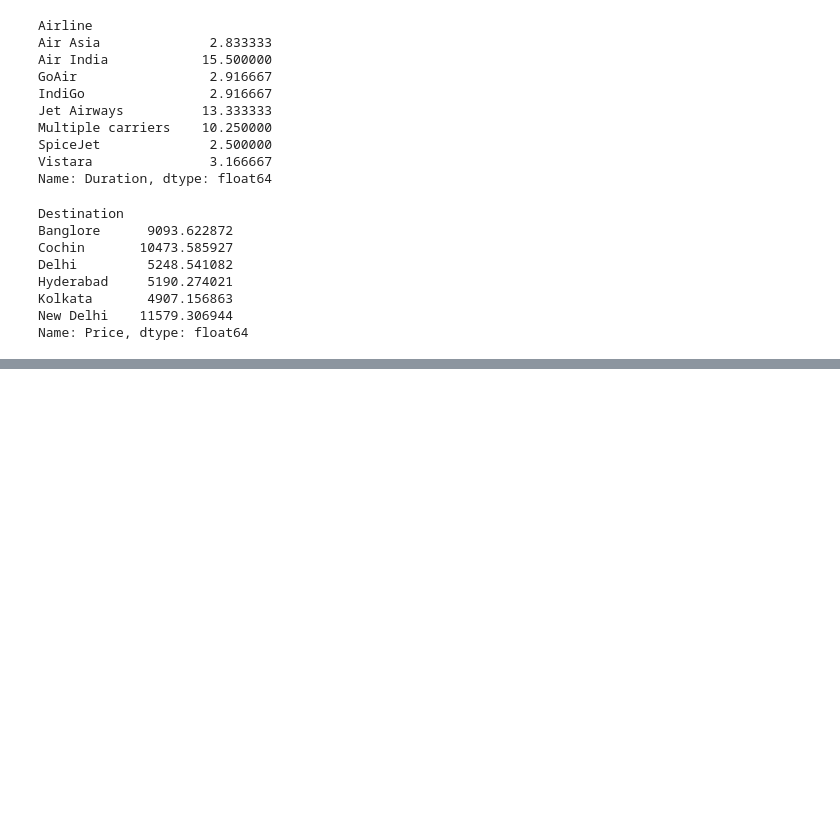
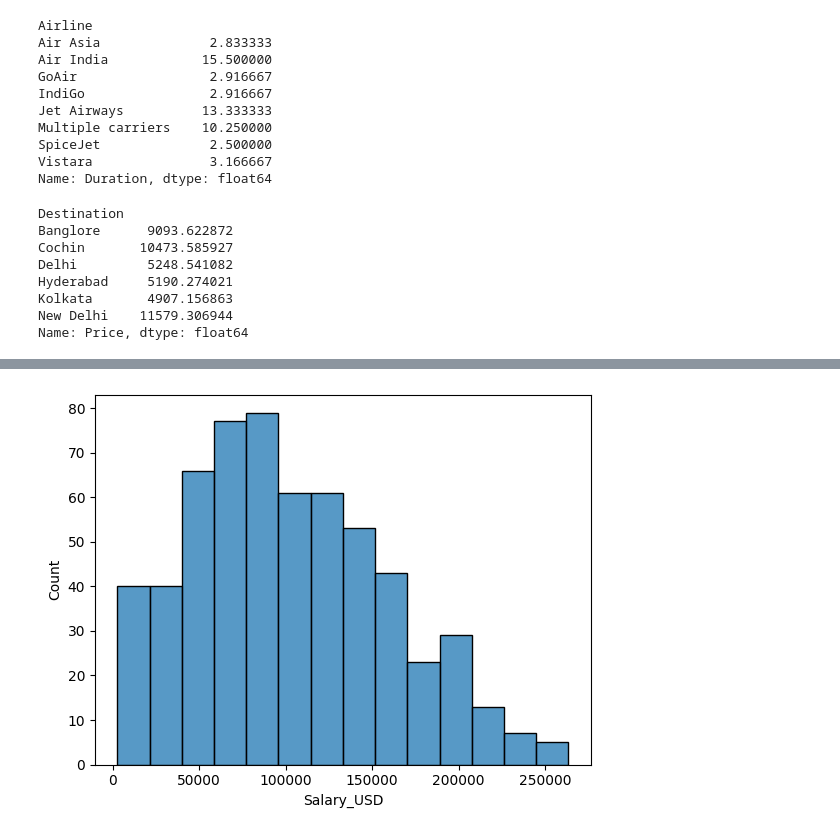
Before and after one commit to abhijeet-bhambere/exploratory_data_analysis, a Jupyter notebook: EDA_In_Python.ipynb, the cells around one changed output, grey strips where cells are left out. Drawn from its saved outputs; the diff is of its cells as text; code cells hidden in the pictures; blank space fills up the shorter version.

```diff
--- a/EDA_In_Python.ipynb
+++ b/EDA_In_Python.ipynb
@@ -1023,0 +1048,9 @@ Name: Price, dtype: float64
+# %%
+# IQR
+iqr_salaries = salaries["Salary_USD"].quantile(0.75) - salaries["Salary_USD"].quantile(0.25)
+
+# Upper limit:
+upper_limit = salaries["Salary_USD"].quantile(0.75) + (1.5 * iqr_salaries)
+
+# Lower limit:
+lower_limit = salaries["Salary_USD"].quantile(0.25) - (1.5 * iqr_salaries)
@@ -1023,0 +1106,3 @@ Name: Price, dtype: float64
+# %%
+# Summary statistic considering without the outlier values ie. within the upper & lower limits :
+no_outliers = salaries[(salaries["Salary_USD"]> lower_limit) & (salaries["Salary_USD"]<upper_limit)]
@@ -1023,0 +1138,5 @@ Name: Price, dtype: float64
+# %%
+sns.histplot(data=no_outliers, x="Salary_USD")
+plt.show()
+# %% [output]
+[figure, added]
```
Also changed, not shown: parts of 24 cells of this notebook.
